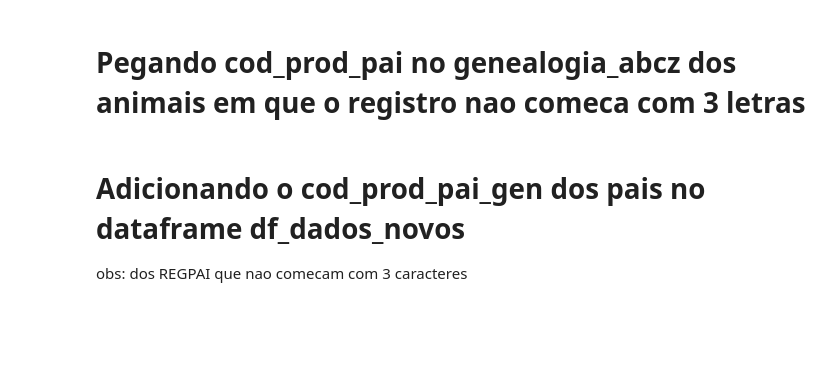
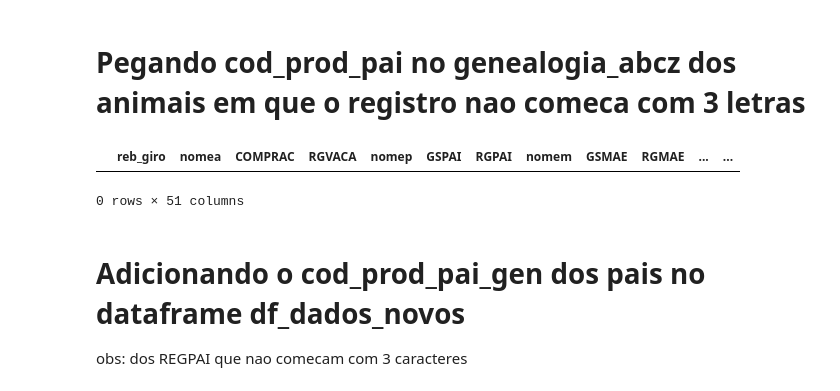
Before and after one commit to macheuz/dados_PNMGL, a Jupyter notebook: bkpleitura.ipynb, the cells around one changed output. Cells and saved outputs as stored; diff of their text form; code cells hidden in the pictures; blank space fills up the shorter version.

```diff
--- a/bkpleitura.ipynb
+++ b/bkpleitura.ipynb
@@ -130,6 +172,8 @@ df_dados_novos_para_insercao_no_banco_de_dados
 sub_tabela_cod_mae_0 = df_dados_novos_para_insercao_no_banco_de_dados[df_dados_novos_para_insercao_no_banco_de_dados['GSMAE'] == 11]
 #e o cod_mae e nulo
 sub_tabela_cod_mae_0
+# selecionar apenas as linhas que começam com letras
+sub_tabela_cod_mae_0 = sub_tabela_cod_mae_0[sub_tabela_cod_mae_0['RGMAE'].apply(lambda x: bool(re.match(r'^[a-zA-Z]{3}', x)))]
 # %% [markdown]
 # Pegando o cod_prod das maes no dataframe genealogia_abcz
 # %%
@@ -194,22 +308,27 @@ sub_tabela_cod_pai_0 = df_dados_novos_para_insercao_no_banco_de_dados[df_dados_n
 #e o cod_mae e nulo
 sub_tabela_cod_pai_0
 # selecionar apenas as linhas que NÃO começam com letras
-sub_tabela_cod_pai_0 = sub_tabela_cod_pai_0[~sub_tabela_cod_pai_0['nome'].apply(lambda x: bool(re.match(r'^[a-zA-Z]{3}', x)))]
+sub_tabela_cod_pai_0 = sub_tabela_cod_pai_0[~sub_tabela_cod_pai_0['nomea'].apply(lambda x: bool(re.match(r'^[a-zA-Z]{3}', x)))]
 # %% [markdown]
 # Pegando cod_prod_pai no genealogia_abcz dos animais em que o registro nao comeca com 3 letras
 # %%
+sub_tabela_cod_pai_0 = sub_tabela_cod_pai_0.drop_duplicates()
+df_genealogia_abcz = df_genealogia_abcz.drop_duplicates()
 #criando coluna com os 10 caracteres do nome
-sub_tabela_cod_pai_0['nome10caracteres'] = sub_tabela_cod_pai_0['nome'].str.slice(start=0, stop=11)
-df_genealogia_abcz['nome10caracteres'] = df_genealogia_abcz['nomea'].str.slice(start=0, stop=11)
+sub_tabela_cod_pai_0['nome11caracteres'] = sub_tabela_cod_pai_0['nomea'].str.slice(start=0, stop=11)
+df_genealogia_abcz['nome11caracteres'] = df_genealogia_abcz['nome'].str.slice(start=0, stop=11)
 #removendo os espacos em branco das celulas
-sub_tabela_cod_pai_0['nome10caracteres'] = sub_tabela_cod_pai_0['nome10caracteres'].str.replace('\s+', '', regex=True)
-df_genealogia_abcz['nome10caracteres'] = sub_tabela_cod_pai_0['nome10caracteres'].str.replace('\s+', '', regex=True)
+#sub_tabela_cod_pai_0['nome10caracteres'] = sub_tabela_cod_pai_0['nome10caracteres'].str.replace('\s+', '', regex=True)
+#df_genealogia_abcz['nome10caracteres'] = df_genealogia_abcz['nome10caracteres'].str.replace('\s+', '', regex=True)
 
-sub_tabela_cod_pai_0 = pd.merge(sub_tabela_cod_pai_0, df_genealogia_abcz[['RGVACA', 'cod_prod_pai_gen']], left_on=['RGPAI', 'nome10caracteres'], right_on=['RGVACA', 'nome10caracteres'], how='left', indicator=True, suffixes=('', '_drop'))
+sub_tabela_cod_pai_0 = pd.merge(sub_tabela_cod_pai_0, df_genealogia_abcz[['RGVACA', 'nome11caracteres','cod_prod_pai_gen']], left_on=['RGPAI', 'nome11caracteres'], right_on=['RGVACA', 'nome11caracteres'], how='left', indicator=True, suffixes=('', '_drop'))
 sub_tabela_cod_pai_0 = sub_tabela_cod_pai_0.drop_duplicates()
 sub_tabela_cod_pai_0 = sub_tabela_cod_pai_0.drop(sub_tabela_cod_pai_0.filter(regex='_drop$').columns, axis=1)
 sub_tabela_cod_pai_0 = sub_tabela_cod_pai_0[sub_tabela_cod_pai_0['_merge'] == 'both'].drop(columns='_merge')
 sub_tabela_cod_pai_0
+# %% [output]
+|  | reb_giro | nomea | COMPRAC | RGVACA | nomep | GSPAI | RGPAI | nomem | GSMAE | RGMAE | ... | ... |
+0 rows × 51 columns
 # %% [markdown]
 # Adicionando o cod_prod_pai_gen dos pais no dataframe df_dados_novos
 obs: dos REGPAI que nao comecam com 3 caracteres
```
Also changed, not shown: parts of 20 cells of this notebook.
